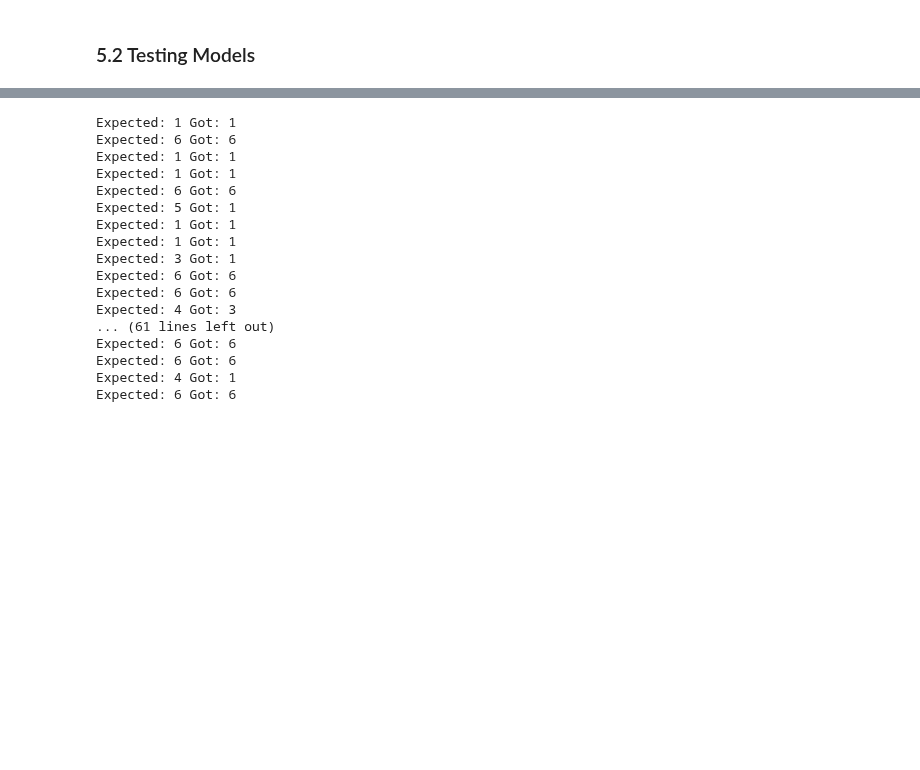
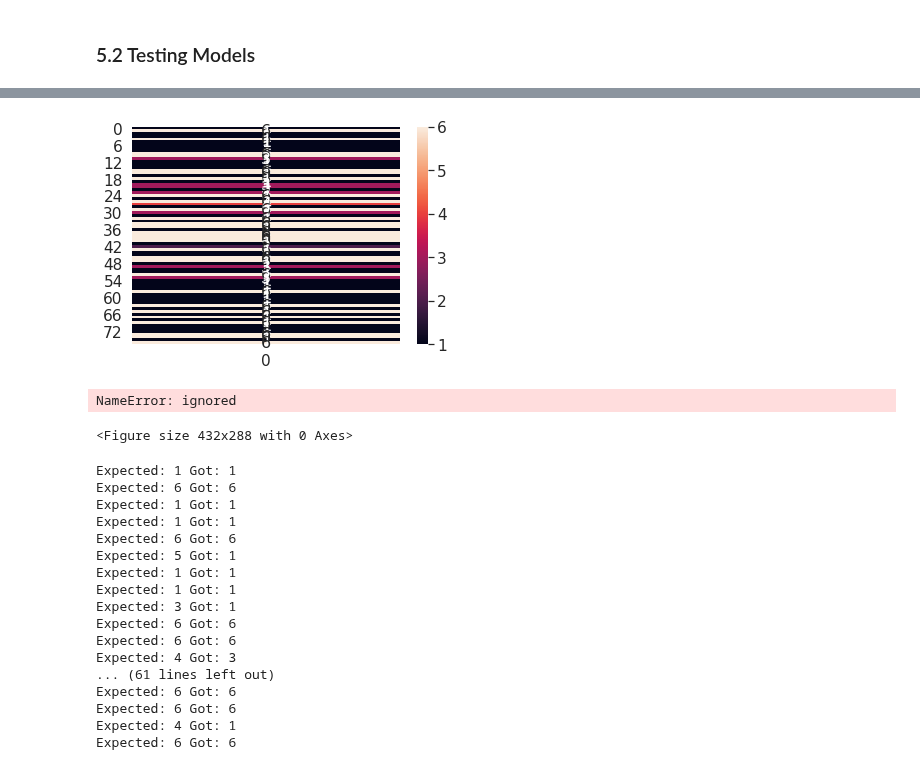
Before and after one commit to ngzhankang/finalYearProjectUOB, a Jupyter notebook: NLP.ipynb, the cells around one changed output, grey strips where cells are left out. Drawn from its saved outputs; the diff is of its cells as text; code cells hidden in the pictures; blank space fills up the shorter version.

```diff
--- a/NLP.ipynb
+++ b/NLP.ipynb
@@ -741,3 +1018,30 @@ Model 4 accuracy: 0.55844
+# %%
+df_cm = pd.DataFrame(results, range(77), range(1))
+# plt.figure(figsize=(10,7))
+sns.set(font_scale=1.4) # for label size
+sns.heatmap(df_cm, annot=True, annot_kws={"size": 16}) # font size
+
+plt.show()
+# %% [output]
+[figure, added]
+# %%
+plt.clf()
+plt.imshow(cm, interpolation='nearest', cmap=plt.cm.Wistia)
+classNames = ['Negative','Positive']
+plt.title('Versicolor or Not Versicolor Confusion Matrix - Test Data')
+plt.ylabel('True label')
+plt.xlabel('Predicted label')
+tick_marks = np.arange(len(classNames))
+plt.xticks(tick_marks, classNames, rotation=45)
+plt.yticks(tick_marks, classNames)
+s = [['TN','FP'], ['FN', 'TP']]
+for i in range(2):
+    for j in range(2):
+        plt.text(j,i, str(s[i][j])+" = "+str(cm[i][j]))
+plt.show()
+# %% [output]
+NameError: ignored
+<Figure size 432x288 with 0 Axes>
 # %%
 results = sector_model.predict(X_test)
 results = np.argmax(results, axis=1)
```
Also changed, not shown: parts of 26 cells of this notebook.
